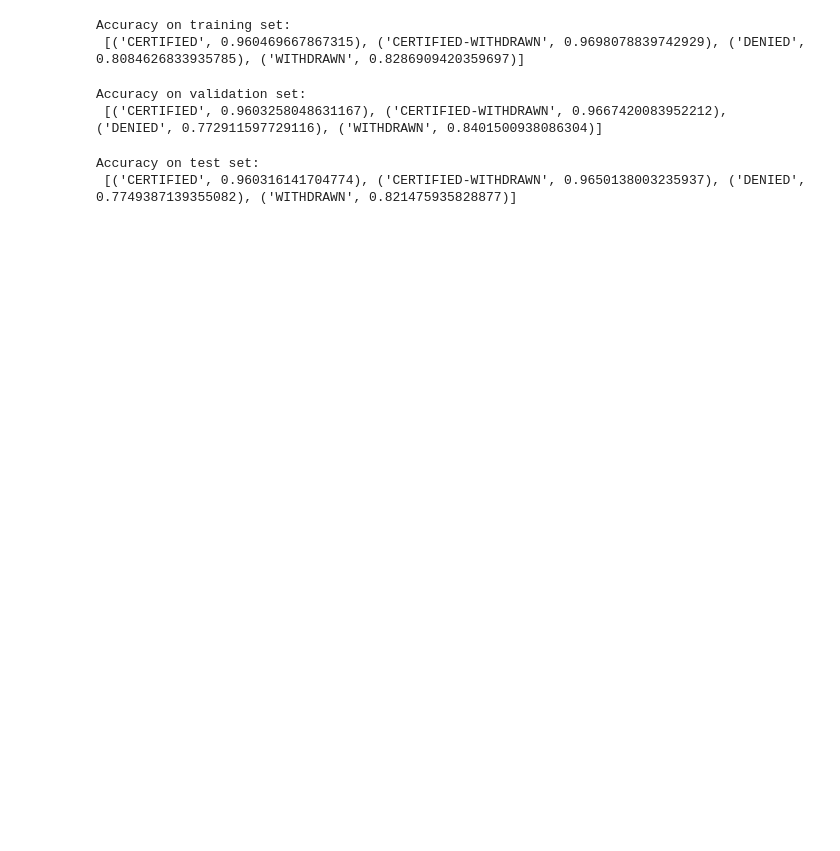
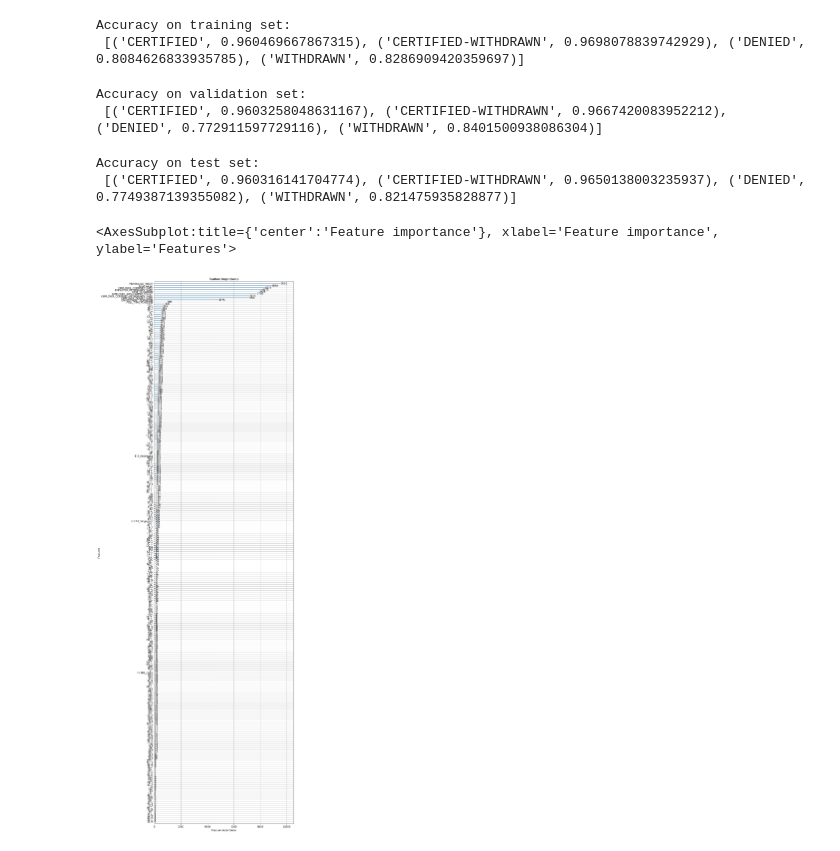
Before and after one commit to benyuan98/PredictH1BVisa, a Jupyter notebook: Codes/LightGBM_ova.ipynb, the cells around one changed output. Saved outputs shown, nothing was run; the diff lists cells and outputs as text; code cells hidden in the pictures; blank space fills up the shorter version.

```diff
--- a/Codes/LightGBM_ova.ipynb
+++ b/Codes/LightGBM_ova.ipynb
@@ -9,8 +9,8 @@ test_path = '../DATA/test_normalized_4labels.csv'
 # %%
 data = pd.read_csv(train_path,index_col=0)
 # %%
-X = data.drop(columns = ['EMPLOYER_NAME','CASE_STATUS']).values
-y = data['CASE_STATUS'].values
+X = data.drop(columns = ['EMPLOYER_NAME','CASE_STATUS'])
+y = data['CASE_STATUS']
 T = {'CERTIFIED':0, 'CERTIFIED-WITHDRAWN':1, 'DENIED':2, 'WITHDRAWN':3}
 y = list(map(lambda x:T[x],y))
 # %%
@@ -94,3 +94,8 @@ print("Accuracy on test set:\n",list(zip(['CERTIFIED', 'CERTIFIED-WITHDRAWN', 'D
 # %% [output]
 Accuracy on test set:
  [('CERTIFIED', 0.960316141704774), ('CERTIFIED-WITHDRAWN', 0.9650138003235937), ('DENIED', 0.7749387139355082), ('WITHDRAWN', 0.821475935828877)]
+# %%
+lightgbm.plot_importance(model, figsize=(10, 40))
+# %% [output]
+<AxesSubplot:title={'center':'Feature importance'}, xlabel='Feature importance', ylabel='Features'>
+[figure, added]
```
Also changed, not shown: parts of 2 cells of this notebook, 9 other files.
